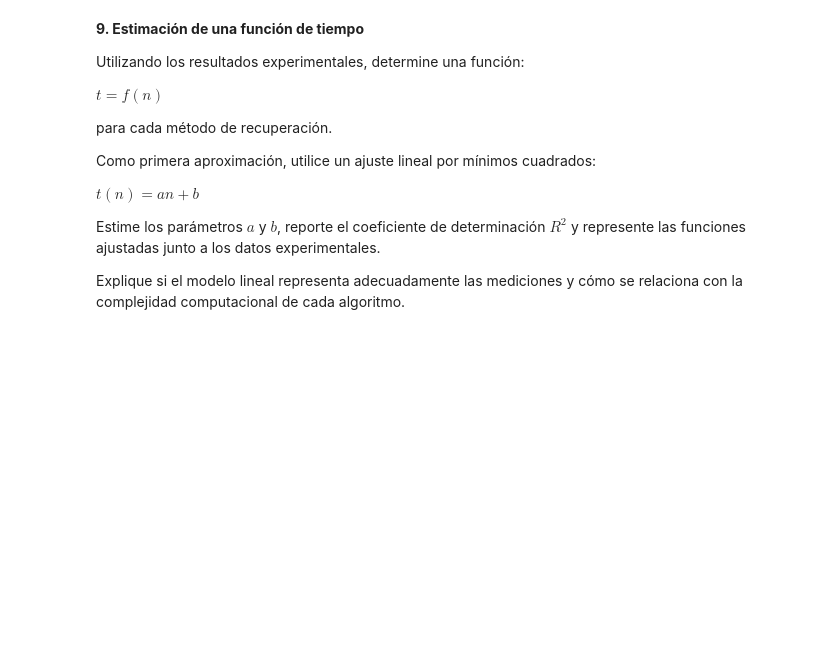
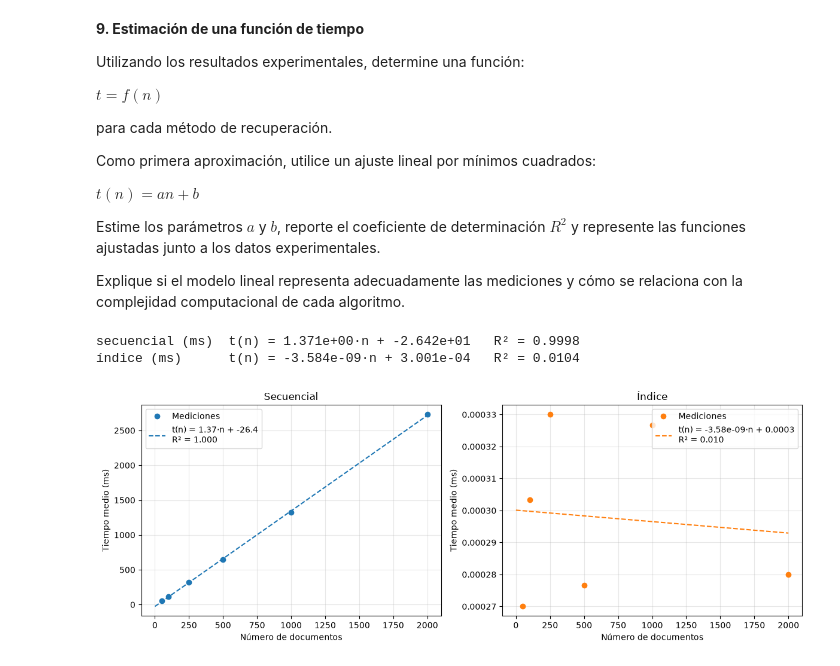
Before and after one commit to BrandonFreire/Notebooks-RI, a Jupyter notebook: IB/BooleanSearch/02_booleansearch.ipynb, the cells around one changed output. Drawn from its saved outputs; the diff is of its cells as text; code cells hidden in the pictures; blank space fills up the shorter version.

```diff
--- a/IB/BooleanSearch/02_booleansearch.ipynb
+++ b/IB/BooleanSearch/02_booleansearch.ipynb
@@ -294,3 +536,34 @@ $t(n)=an+b$
 Estime los parámetros $a$ y $b$, reporte el coeficiente de determinación $R^2$ y represente las funciones ajustadas junto a los datos experimentales.
 
 Explique si el modelo lineal representa adecuadamente las mediciones y cómo se relaciona con la complejidad computacional de cada algoritmo.
+# %%
+def ajuste_lineal(x, y):
+    a, b = np.polyfit(x, y, 1)                # mínimos cuadrados, grado 1
+    y_pred = a * x + b
+    r2 = 1 - np.sum((y - y_pred) ** 2) / np.sum((y - y.mean()) ** 2)
+    return a, b, r2
+
+x = df_c.index.to_numpy(dtype=float)
+ajustes = {}
+for metodo in ["secuencial (ms)", "índice (ms)"]:
+    ajustes[metodo] = ajuste_lineal(x, df_c[metodo].to_numpy())
+    a, b, r2 = ajustes[metodo]
+    print(f"{metodo:16s} t(n) = {a:.3e}·n + {b:.3e}   R² = {r2:.4f}")
+
+fig, axes = plt.subplots(1, 2, figsize=(12, 4.5))
+x_linea = np.linspace(0, x.max(), 100)
+for ax, (metodo, (a, b, r2)), color in zip(axes, ajustes.items(), ["tab:blue", "tab:orange"]):
+    ax.plot(x, df_c[metodo], "o", color=color, label="Mediciones")
+    ax.plot(x_linea, a * x_linea + b, "--", color=color,
+            label=f"t(n) = {a:.3g}·n + {b:.3g}\nR² = {r2:.3f}")
+    ax.set_xlabel("Número de documentos")
+    ax.set_ylabel("Tiempo medio (ms)")
+    ax.set_title(metodo.replace(" (ms)", "").capitalize())
+    ax.grid(alpha=0.3)
+    ax.legend()
+plt.tight_layout()
+plt.show()
+# %% [output]
+secuencial (ms)  t(n) = 1.371e+00·n + -2.642e+01   R² = 0.9998
+índice (ms)      t(n) = -3.584e-09·n + 3.001e-04   R² = 0.0104
+[figure, added]
```
Also changed, not shown: parts of 13 cells of this notebook, 1 other file.
